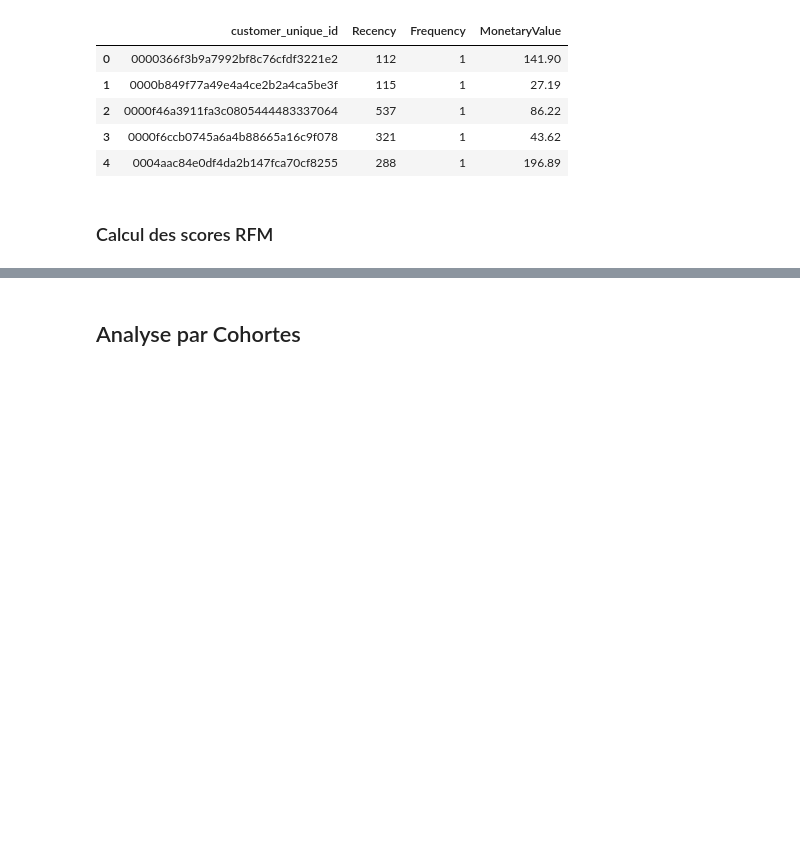
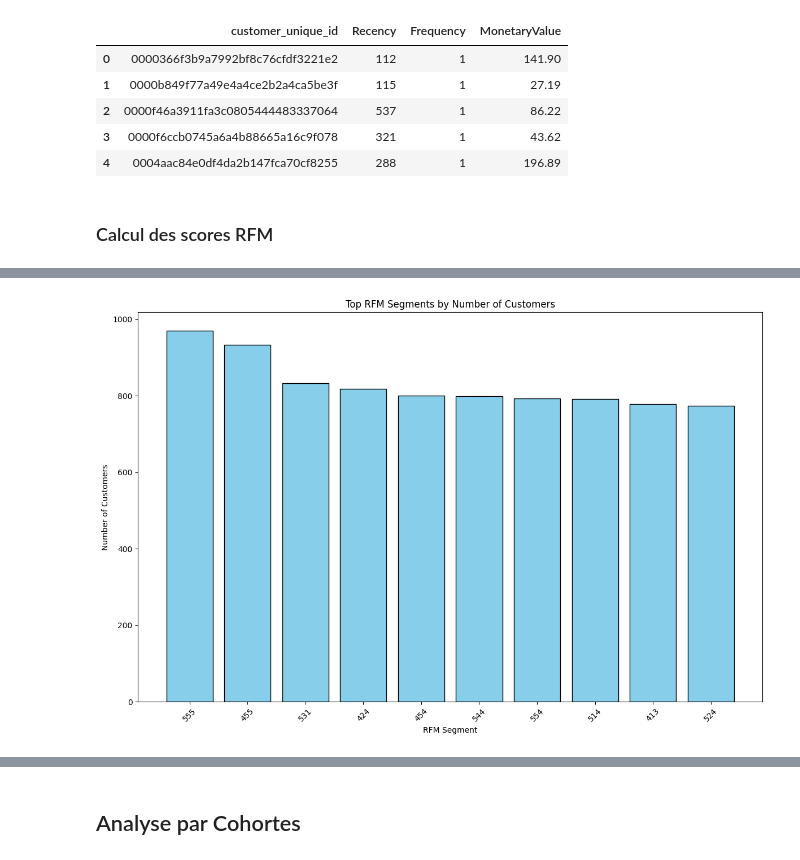
Before and after one commit to Jscallen/Projet_clustering, a Jupyter notebook: e-commerce/e-commerce.ipynb, the cells around one changed output, grey strips where cells are left out. Saved outputs shown, nothing was run; the diff lists cells and outputs as text; code cells hidden in the pictures; blank space fills up the shorter version.

```diff
--- a/e-commerce/e-commerce.ipynb
+++ b/e-commerce/e-commerce.ipynb
@@ -66,7 +66,7 @@ snapshot_date = ecommerce_customers_df['order_purchase_timestamp'].max() + dt.ti
 # %%
 rfm_table = ecommerce_customers_df.groupby('customer_unique_id').agg({
     'order_purchase_timestamp': lambda x: (snapshot_date - x.max()).days,
-    'order_id': 'count',
+    'order_id': 'nunique', # compte chaque order id une seule fois
     'payment_value': 'sum'
 }).reset_index()
 
@@ -101,3 +101,27 @@ rfm_table.head()
 | 2 | 0000f46a3911fa3c0805444483337064 | 537 | 1 | 86.22 | 1 | 1 | 2 | 112 | ... |
 | 3 | 0000f6ccb0745a6a4b88665a16c9f078 | 321 | 1 | 43.62 | 2 | 1 | 1 | 211 | ... |
 | 4 | 0004aac84e0df4da2b147fca70cf8255 | 288 | 1 | 196.89 | 2 | 1 | 4 | 214 | ... |
+# %%
+rfm_segments = rfm_table.groupby('RFM_Segment').size().reset_index(name='num_customers')
+
+# Sort segments by the number of customers
+top_segments = rfm_segments.sort_values(by='num_customers', ascending=False)
+
+# Filter for top segments
+best_segments = top_segments[top_segments['RFM_Segment'].str.startswith('5') |
+                             top_segments['RFM_Segment'].str.startswith('4')].head(10)
+
+# Plotting the top segments
+fig, ax = plt.subplots(figsize=(12, 8))
+
+# Bar plot of the top segments
+ax.bar(best_segments['RFM_Segment'], best_segments['num_customers'], color='skyblue', edgecolor='black')
+ax.set_title('Top RFM Segments by Number of Customers')
+ax.set_xlabel('RFM Segment')
+ax.set_ylabel('Number of Customers')
+
+plt.xticks(rotation=45)
+plt.tight_layout()
+plt.show()
+# %% [output]
+[figure, added]
```
Also changed, not shown: parts of 3 cells of this notebook, 1 other file.
